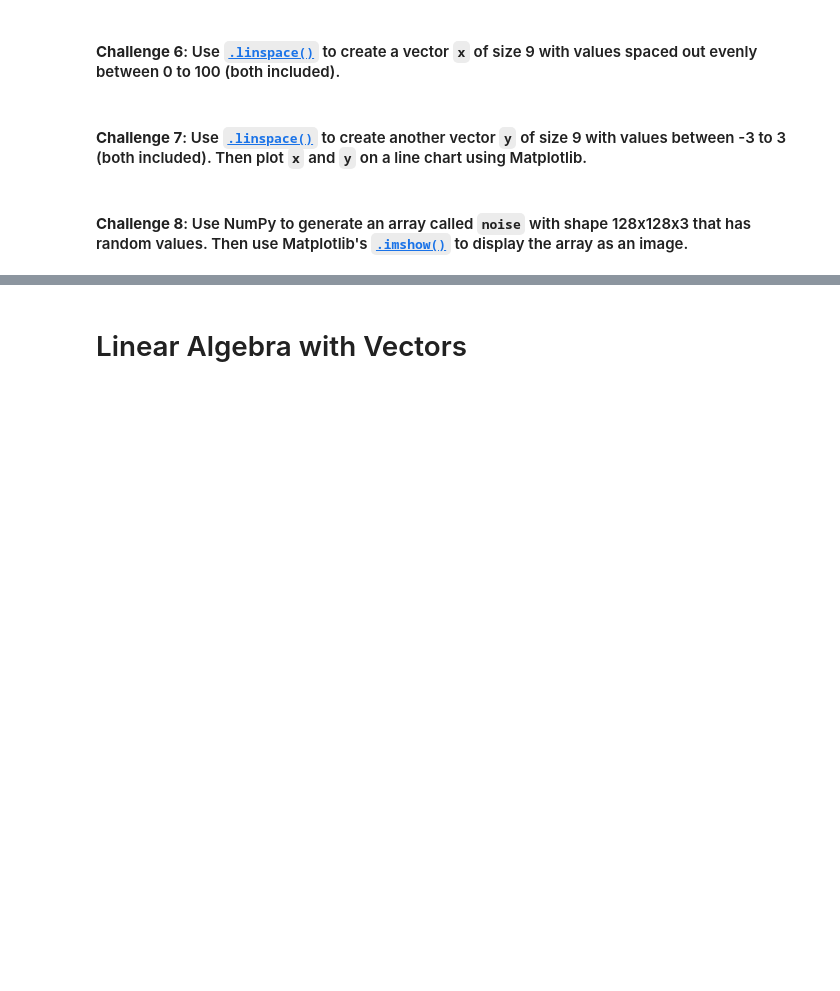
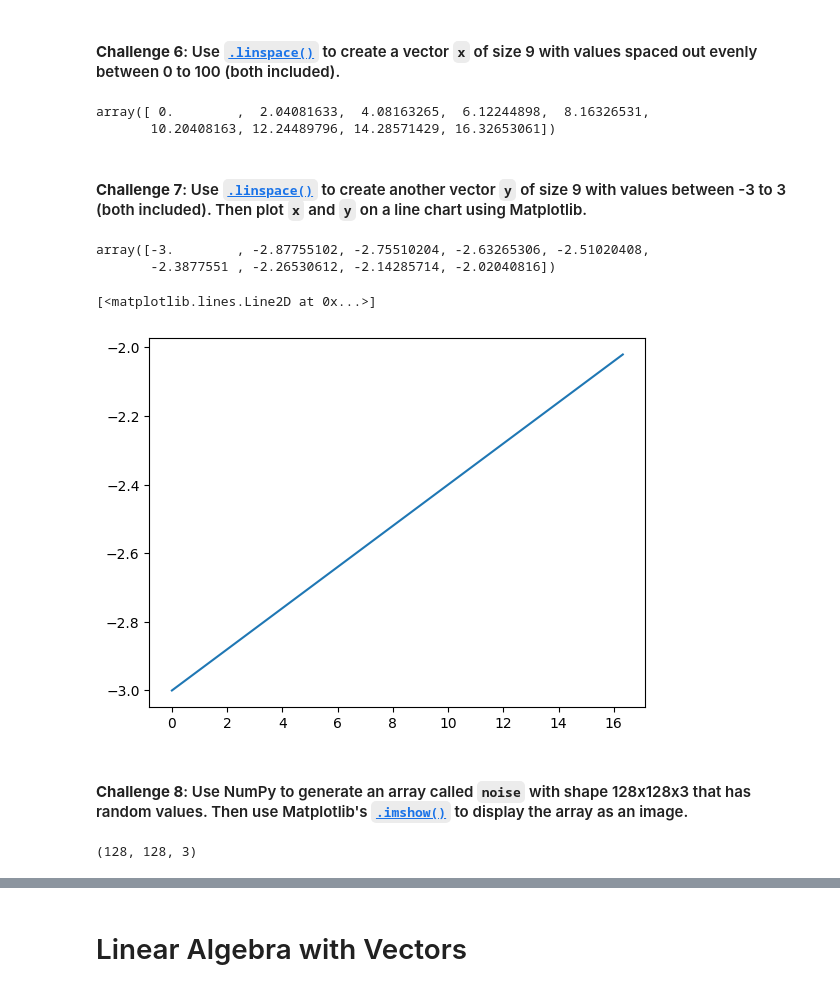
Before and after one commit to erfaw/elasti_py, a Jupyter notebook: Day077-erf/Computation with NumPy (start)/Computation_with_NumPy_and_N_Dimensional_Arrays_(start).ipynb, the cells around one changed output, grey strips where cells are left out. Cells and saved outputs as stored; diff of their text form; code cells hidden in the pictures; blank space fills up the shorter version.

```diff
--- a/Day077-erf/Computation with NumPy (start)/Computation_with_NumPy_and_N_Dimensional_Arrays_(start).ipynb
+++ b/Day077-erf/Computation with NumPy (start)/Computation_with_NumPy_and_N_Dimensional_Arrays_(start).ipynb
@@ -202,7 +202,40 @@ print(rand_tens.ndim)
 3
 # %% [markdown]
 #### **Challenge 6**: Use [`.linspace()`](https://numpy.org/doc/stable/reference/generated/numpy.linspace.html) to create a vector `x` of size 9 with values spaced out evenly between 0 to 100 (both included).
+# %%
+x = np.linspace(
+    0,
+    100,
+)[:9]
+x
+# %% [output]
+array([ 0.        ,  2.04081633,  4.08163265,  6.12244898,  8.16326531,
+       10.20408163, 12.24489796, 14.28571429, 16.32653061])
 # %% [markdown]
 #### **Challenge 7**: Use [`.linspace()`](https://numpy.org/doc/stable/reference/generated/numpy.linspace.html) to create another vector `y` of size 9 with values between -3 to 3 (both included). Then plot `x` and `y` on a line chart using Matplotlib.
+# %%
+y = np.linspace(
+    -3,
+    3
+)[:9]
+y
+# %% [output]
+array([-3.        , -2.87755102, -2.75510204, -2.63265306, -2.51020408,
+       -2.3877551 , -2.26530612, -2.14285714, -2.02040816])
+# %%
+plt.plot(
+    x, # x
+    y, # y
+)
+# %% [output]
+[<matplotlib.lines.Line2D at 0x...>]
+[figure, added]
 # %% [markdown]
 #### **Challenge 8**: Use NumPy to generate an array called `noise` with shape 128x128x3 that has random values. Then use Matplotlib's [`.imshow()`](https://matplotlib.org/3.1.1/api/_as_gen/matplotlib.pyplot.imshow.html) to display the array as an image.
+# %%
+noise = np.random.random(
+    (128, 128, 3)
+)
+noise.shape
+# %% [output]
+(128, 128, 3)
```
Also changed, not shown: parts of 2 cells of this notebook.
